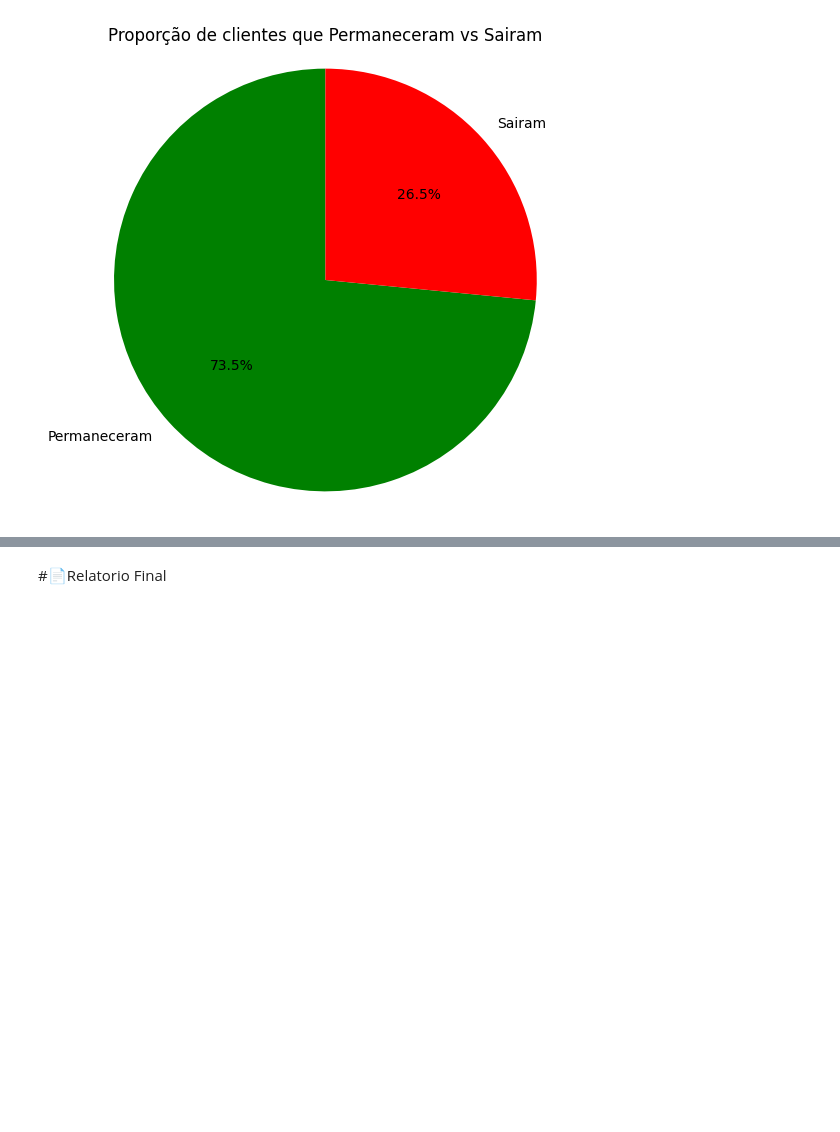
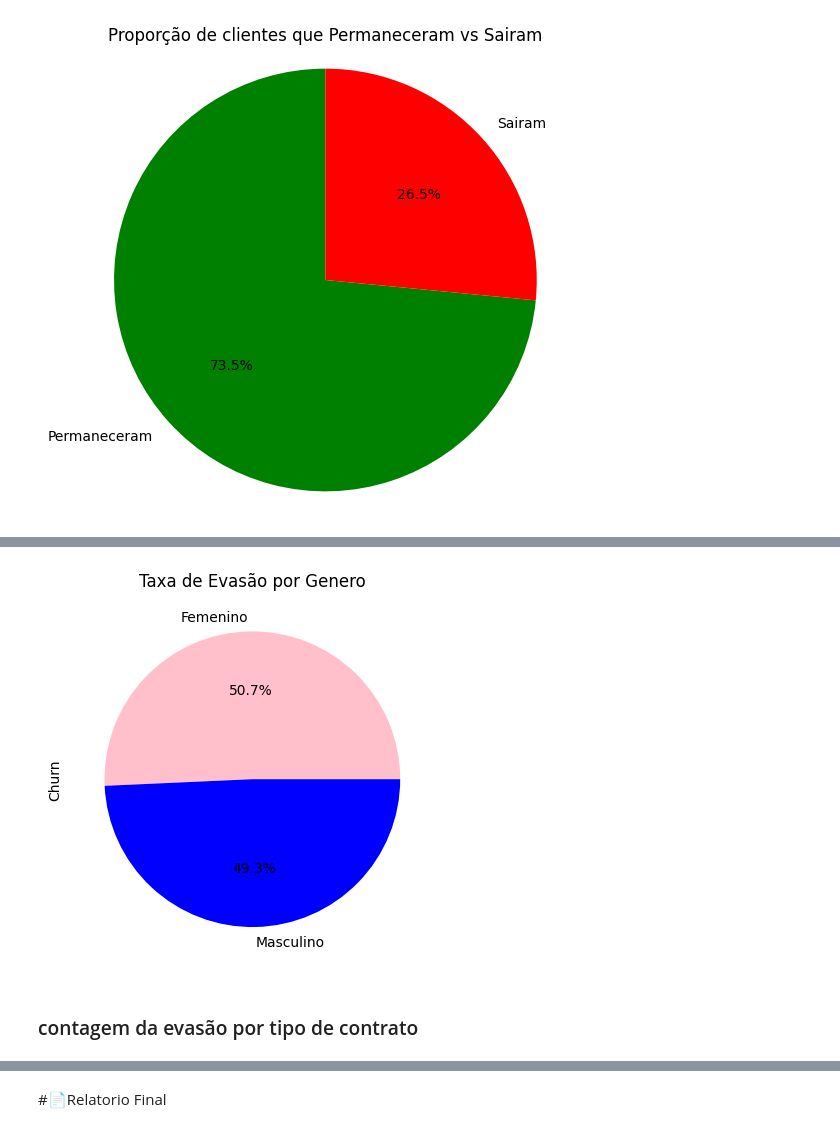
Before and after one commit to FranPomba/challenge_2_telecomX_br, a Jupyter notebook: telecomx_br.ipynb, the cells around one changed output, grey strips where cells are left out. Drawn from its saved outputs; the diff is of its cells as text; code cells hidden in the pictures; blank space fills up the shorter version.

```diff
--- a/telecomx_br.ipynb
+++ b/telecomx_br.ipynb
@@ -216,0 +225,8 @@ plt.show()
+# %%
+contagem_churn_genero.mean().plot(kind="pie", autopct='%1.1f%%', colors=["pink", "blue"])
+plt.title('Taxa de Evasão por Genero')
+plt.show()
+# %% [output]
+[figure, added]
+# %% [markdown]
+### contagem da evasão por tipo de contrato
```
Also changed, not shown: parts of 12 cells of this notebook, 1 other file.
